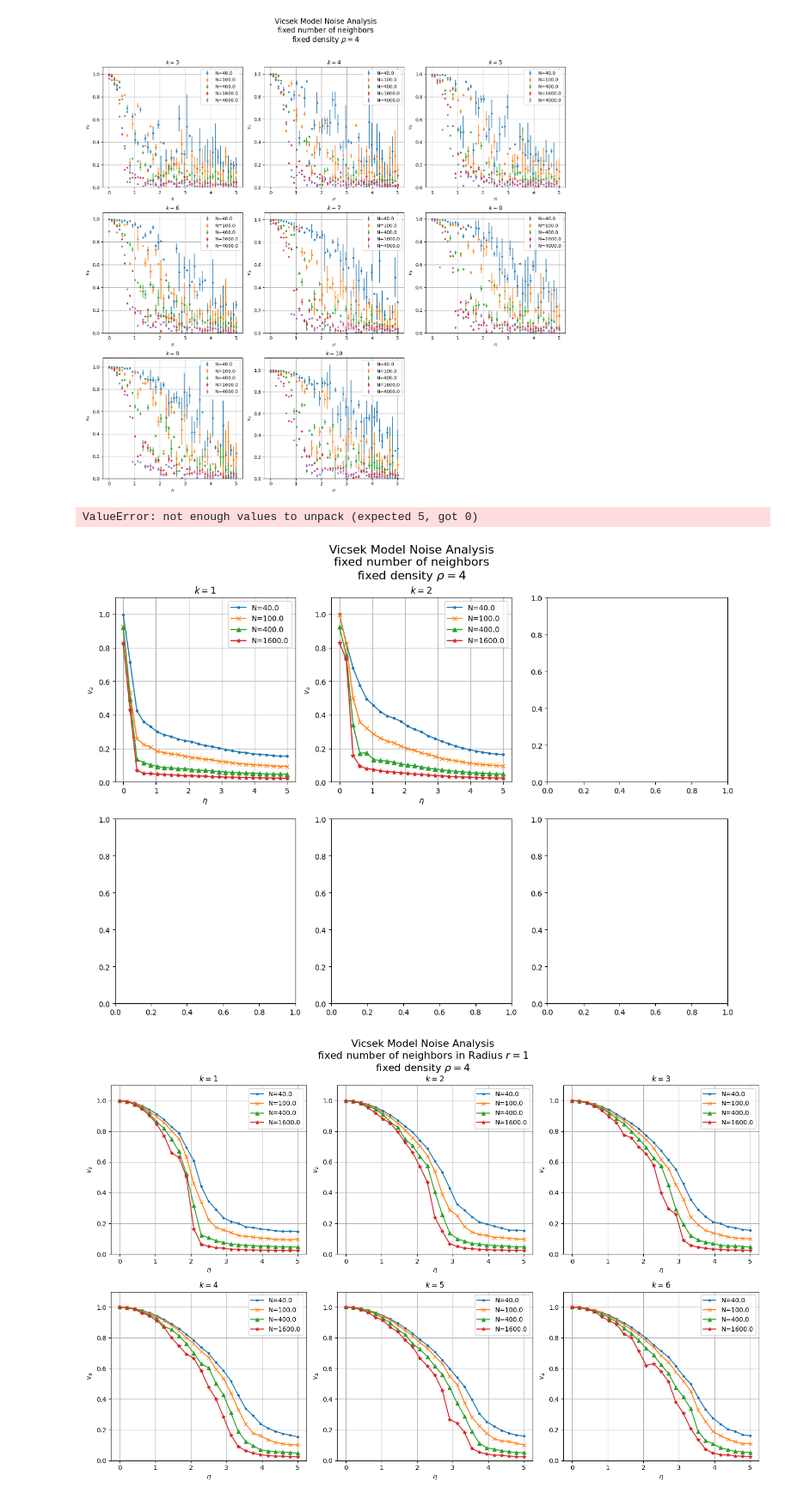
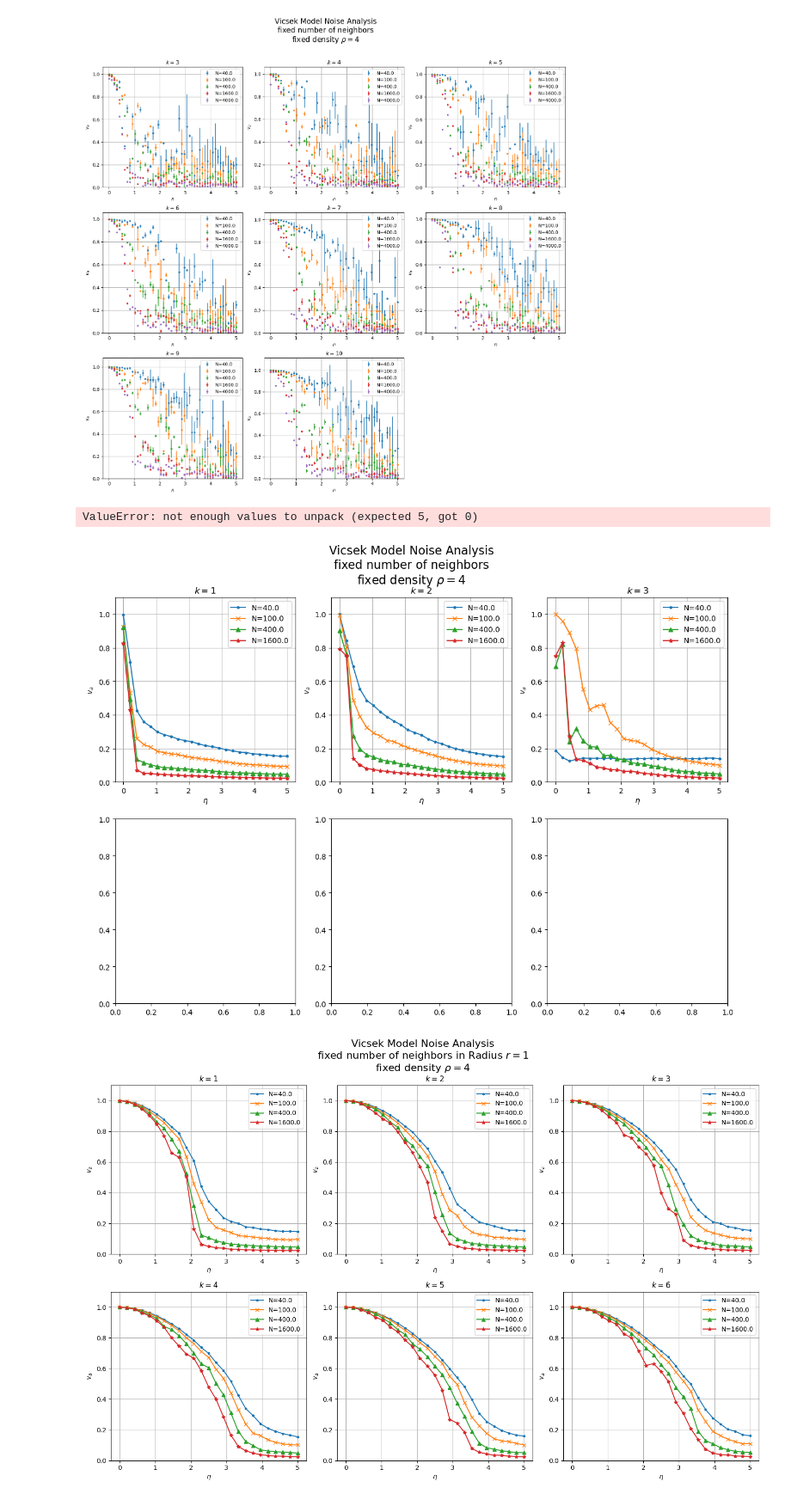
Before and after one commit to RnLe/bachelor_thesis23, a Jupyter notebook: notebooks/misc.ipynb, the cells around one changed output. Shown at 86% size. Drawn from its saved outputs; the diff is of its cells as text; code cells hidden in the pictures.

```diff
--- a/notebooks/misc.ipynb
+++ b/notebooks/misc.ipynb
@@ -194,35 +194,38 @@ for j, k in enumerate(k_values):
     # Determine the position of the subplot
     row = j // 3
     col = j % 3
 
     # Create the file name based on the k value
-    filename = f"../data/VicsekModel/Fig2a/Fig2a_kNeighbors_k{k}_t150000.txt"
+    if (k is not 3):
+        filename = f"../data/VicsekModel/Fig2a/Fig2a_kNeighbors_k{k}_t150000.txt"
+    else:
+        filename = f"../data/VicsekModel/Fig2a/Fig2a_kNeighbors_k{k}_t10000.txt"
 
     N, n, t, va, prev = np.genfromtxt(filename, delimiter=',', unpack=True, skip_header=True)
 
     # Group by N
     unique_N = np.unique(N)
     for index, N_value in enumerate(unique_N):
         mask = N == N_value
         color = colors[index % len(colors)]
         axs[row, col].plot(n[mask], va[mask], markers[index], color=color, label=f'N={N_value}')
         # axs[row, col].fill_between(n[mask], va[mask] - prev[mask], va[mask] + prev[mask], color=color, alpha=0.2)
 
     axs[row, col].set_xlabel(r"$\eta$")
     axs[row, col].set_ylabel(r"$v_a$")
     axs[row, col].set_ylim((0,1.1))
     axs[row, col].grid()
     axs[row, col].set_title(rf"$k = {k}$")
     axs[row, col].legend()
 
 # Adjust spacing
 fig.tight_layout()
 fig.subplots_adjust(top=0.88)
 plt.savefig("../plots/VicsekNoise_noisesFill_k_Neighbors_final.pdf")
 plt.show()
 # %% [output]
 ValueError: not enough values to unpack (expected 5, got 0)
-[figure, old version]
+[figure, new version]
 # %%
 import numpy as np
 import matplotlib.pyplot as plt
```
Also changed, not shown: 15 other files.
